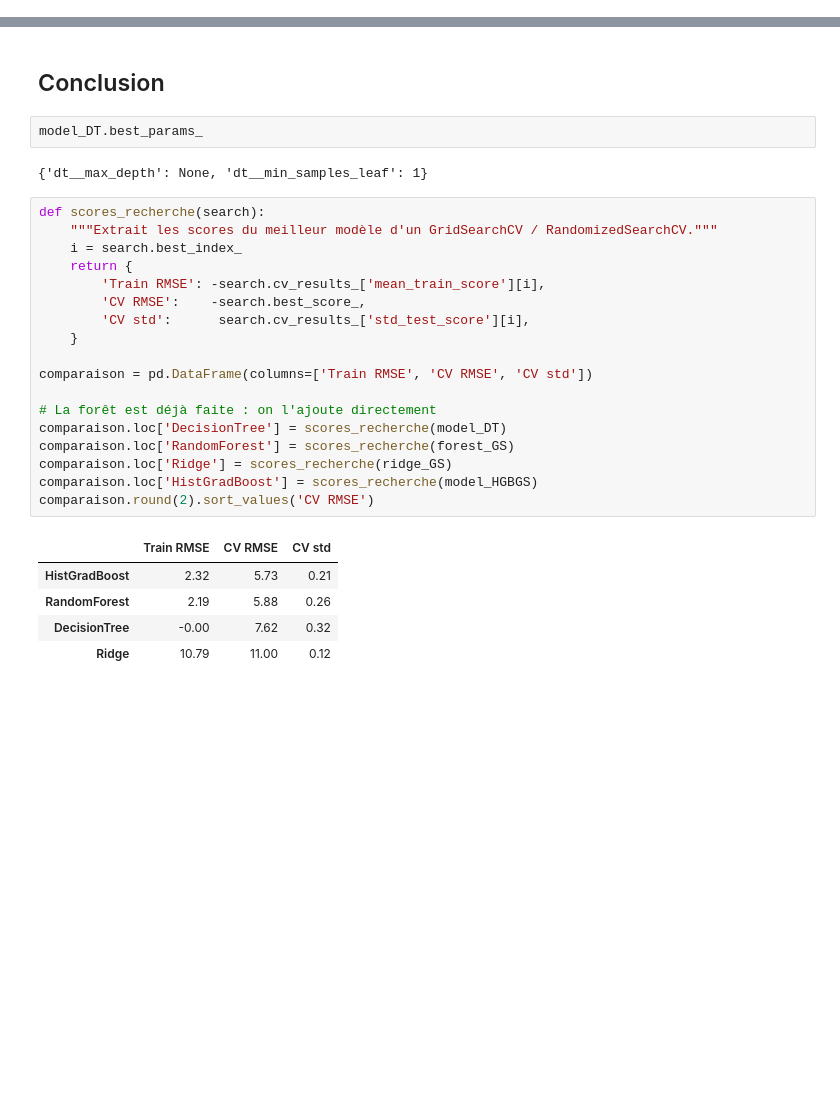
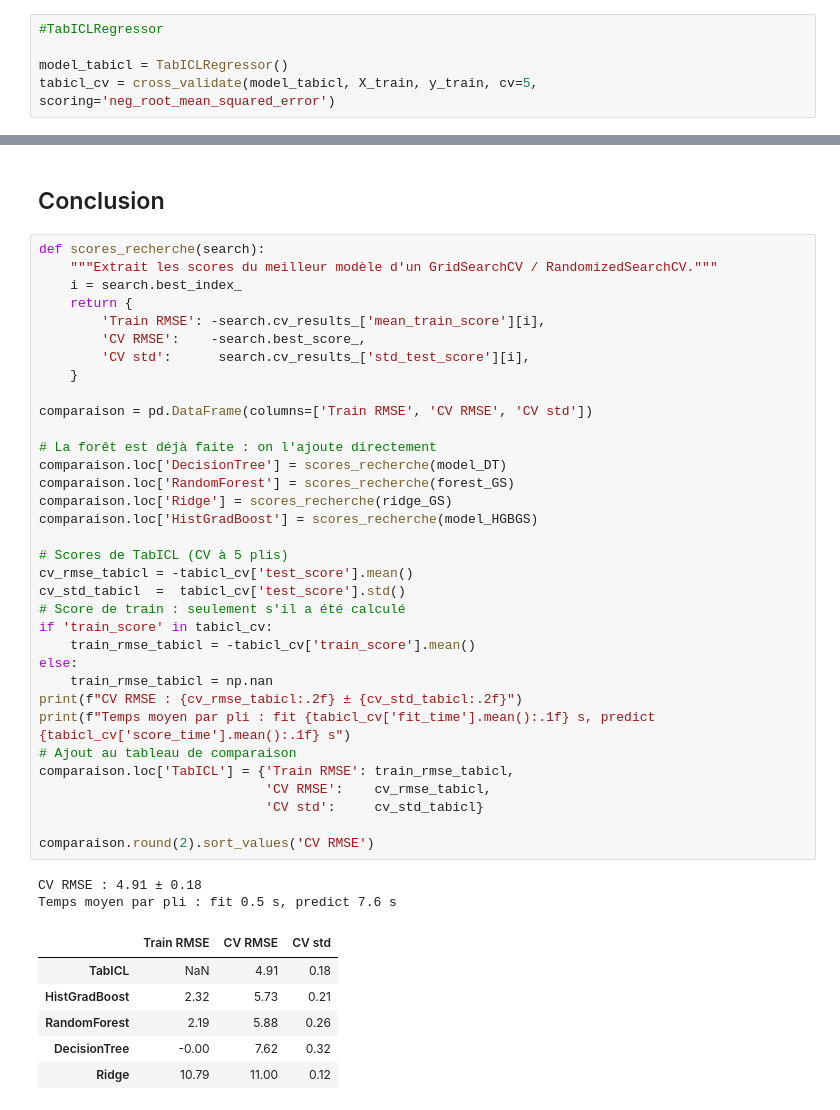
Before and after one commit to srcccninta/ML1, a Jupyter notebook: Notebooks/ML12_GridSearch_RandomForest.ipynb, the cells around one changed output, grey strips where cells are left out. Cells and saved outputs as stored; diff of their text form; blank space fills up the shorter version.

```diff
--- a/Notebooks/ML12_GridSearch_RandomForest.ipynb
+++ b/Notebooks/ML12_GridSearch_RandomForest.ipynb
@@ -632,2 +597,7 @@ tab.sort_values('cv_rmse').round(2).head(10)
+# %%
+#TabICLRegressor
+
+model_tabicl = TabICLRegressor()
+tabicl_cv = cross_validate(model_tabicl, X_train, y_train, cv=5, scoring='neg_root_mean_squared_error')
 # %%
 #Calcul des prédictions :
@@ -651,29 +676,44 @@ Choisissez le modèle qui marche le mieux et ses meilleurs hyper-paramètres, s
 # %% [markdown]
 ## Conclusion
-# %%
-model_DT.best_params_
-# %% [output]
-{'dt__max_depth': None, 'dt__min_samples_leaf': 1}
 # %%
 def scores_recherche(search):
     """Extrait les scores du meilleur modèle d'un GridSearchCV / RandomizedSearchCV."""
     i = search.best_index_
     return {
         'Train RMSE': -search.cv_results_['mean_train_score'][i],
         'CV RMSE':    -search.best_score_,
         'CV std':      search.cv_results_['std_test_score'][i],
     }
 
 comparaison = pd.DataFrame(columns=['Train RMSE', 'CV RMSE', 'CV std'])
 
 # La forêt est déjà faite : on l'ajoute directement
 comparaison.loc['DecisionTree'] = scores_recherche(model_DT)
 comparaison.loc['RandomForest'] = scores_recherche(forest_GS)
 comparaison.loc['Ridge'] = scores_recherche(ridge_GS)
 comparaison.loc['HistGradBoost'] = scores_recherche(model_HGBGS)
+
+# Scores de TabICL (CV à 5 plis)
+cv_rmse_tabicl = -tabicl_cv['test_score'].mean()
+cv_std_tabicl  =  tabicl_cv['test_score'].std()
+# Score de train : seulement s'il a été calculé
+if 'train_score' in tabicl_cv:
+    train_rmse_tabicl = -tabicl_cv['train_score'].mean()
+else:
+    train_rmse_tabicl = np.nan
+print(f"CV RMSE : {cv_rmse_tabicl:.2f} ± {cv_std_tabicl:.2f}")
+print(f"Temps moyen par pli : fit {tabicl_cv['fit_time'].mean():.1f} s, predict {tabicl_cv['score_time'].mean():.1f} s")
+# Ajout au tableau de comparaison
+comparaison.loc['TabICL'] = {'Train RMSE': train_rmse_tabicl,
+                             'CV RMSE':    cv_rmse_tabicl,
+                             'CV std':     cv_std_tabicl}
+
 comparaison.round(2).sort_values('CV RMSE')
 # %% [output]
+CV RMSE : 4.91 ± 0.18
+Temps moyen par pli : fit 0.5 s, predict 7.6 s
 |  | Train RMSE | CV RMSE | CV std |
+| TabICL | NaN | 4.91 | 0.18 |
 | HistGradBoost | 2.32 | 5.73 | 0.21 |
 | RandomForest | 2.19 | 5.88 | 0.26 |
 | DecisionTree | -0.00 | 7.62 | 0.32 |
```
Also changed, not shown: parts of 8 cells of this notebook, 2 other files.
